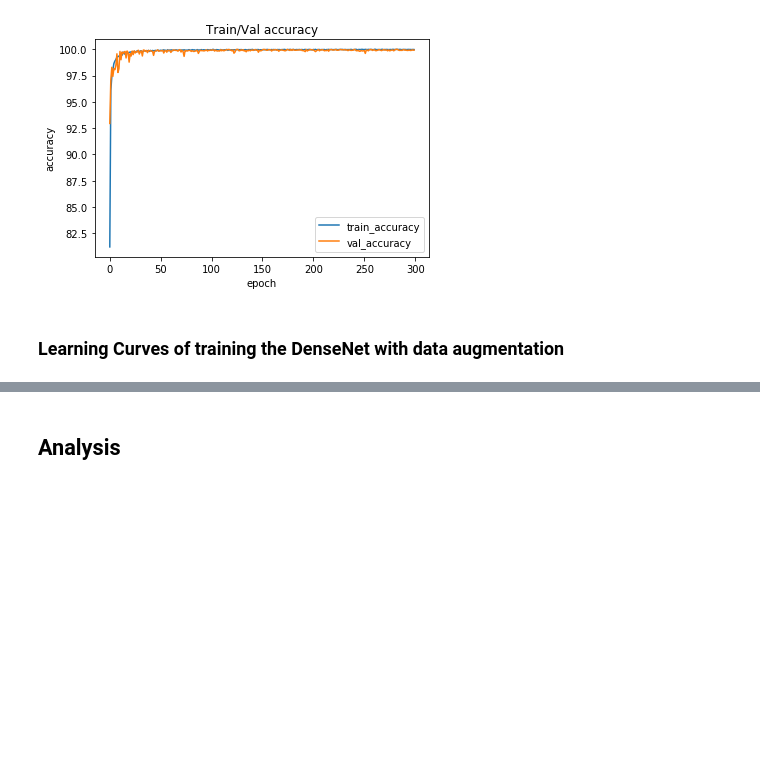
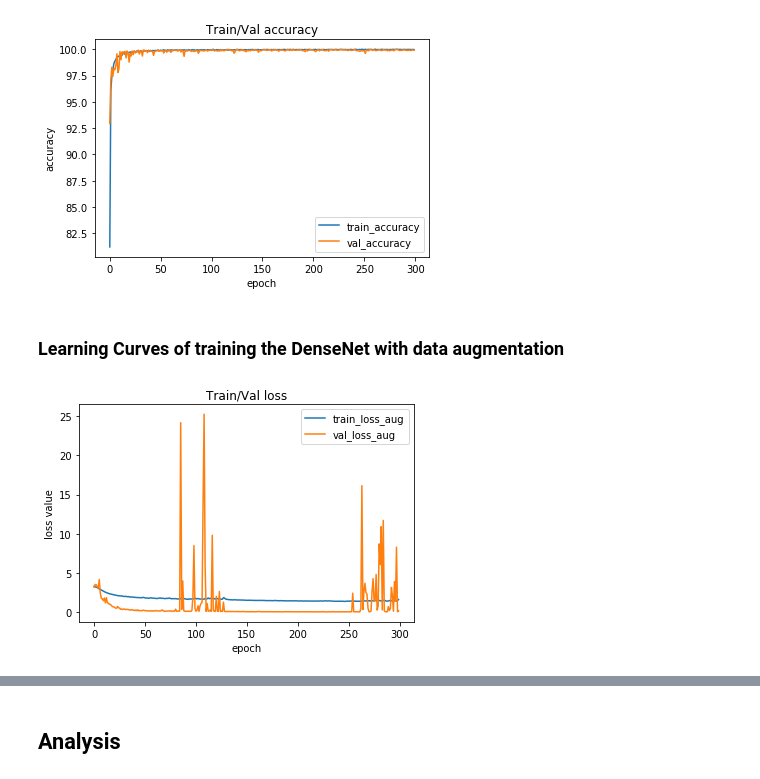
Before and after one commit to MeiLing90/ATML19_Group3A, a Jupyter notebook: ATML Project - American Sign Language Recognition.ipynb, the cells around one changed output, grey strips where cells are left out. Saved outputs shown, nothing was run; the diff lists cells and outputs as text; code cells hidden in the pictures; blank space fills up the shorter version.

Commit message:
added plots

```diff
--- a/ATML Project - American Sign Language Recognition.ipynb
+++ b/ATML Project - American Sign Language Recognition.ipynb
@@ -98,3 +88,34 @@ plt.show()
 [figure]
 # %% [markdown]
 ### Learning Curves of training the DenseNet with data augmentation
+# %%
+train_losses_aug = []
+train_accuracies_aug = []
+val_losses_aug = []
+val_accuracies_aug = []
+
+with open('results/main.sh.o32280', 'r') as f:
+    for line in f:
+        splitted = line.split()
+        if (splitted[0] != 'Test'):
+            train_losses_aug.append(float(splitted[4].replace(",", "")))
+            train_accuracies_aug.append(float(splitted[6].replace(",", "")))
+            val_losses_aug.append(float(splitted[8].replace(",", "")))
+            val_accuracies_aug.append(float(splitted[10].replace(",", "")))
+# %%
+#Plotting loss
+import numpy as np
+import matplotlib.pyplot as plt
+
+n_epochs = 300
+plt.figure()
+plt.plot(np.arange(n_epochs), train_losses_aug)
+plt.plot(np.arange(n_epochs), val_losses_aug)
+plt.legend(['train_loss_aug', 'val_loss_aug'])
+plt.xlabel('epoch')
+plt.ylabel('loss value')
+plt.title('Train/Val loss')
+
+plt.show()
+# %% [output]
+[figure, added]
```
Also changed, not shown: parts of 7 cells of this notebook.
